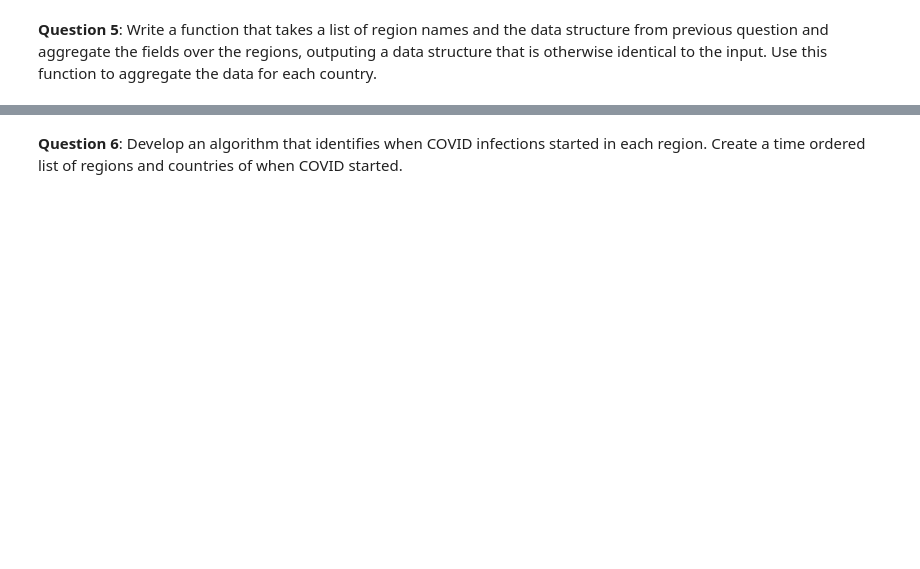
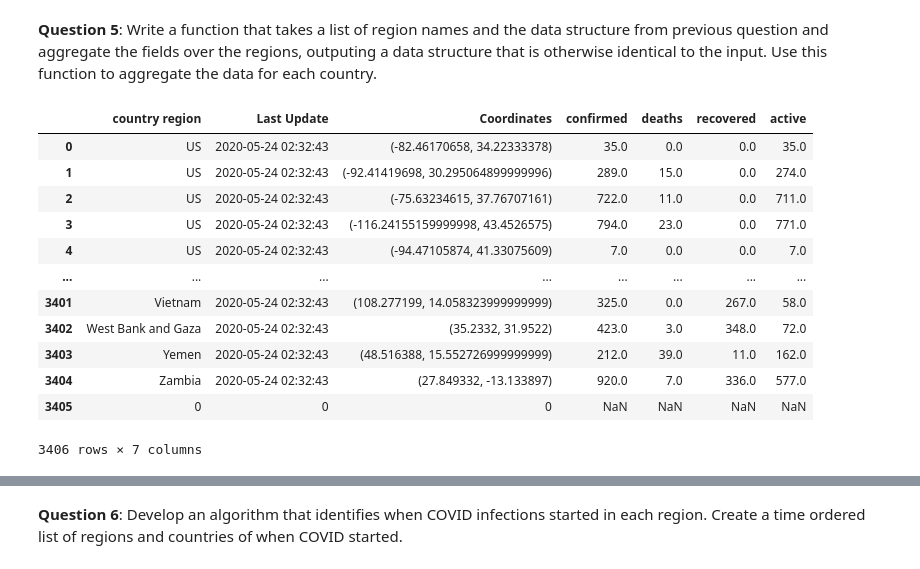
Before and after one commit to monicanm/DATA1401.2020.Fall, a Jupyter notebook: Exams/Final/Final.ipynb, the cells around one changed output, grey strips where cells are left out. Drawn from its saved outputs; the diff is of its cells as text; code cells hidden in the pictures; blank space fills up the shorter version.

```diff
--- a/Exams/Final/Final.ipynb
+++ b/Exams/Final/Final.ipynb
@@ -62,0 +258,40 @@ Write a function that takes the sorted list of files from previous exercise, and
+# %%
+df5 = pd.read_csv(all_files[0])
+
+country_region = list(map(lambda x: x.split("\n")[0],df5[df5.columns[3]][0:-1]))
+last_update = list(map(lambda x: x.split("\n")[0],df5[df5.columns[4]][0:-1]))
+
+Latitude = df5[df5.columns[5]][0:-1]
+Longitude = df5[df5.columns[6]][0:-1]
+Coordinates = list(zip(Longitude,Latitude))
+
+Confirmed = df5[df5.columns[7]][0:-1]
+Deaths = df5[df5.columns[8]][0:-1]
+Recovered = df5[df5.columns[9]][0:-1]
+Active = df5[df5.columns[10]][0:-1]
+
+df5["country region"]=country_region+[0.]
+df5["Last Update"]=last_update+[0.]
+
+df5["Coordinates"]=Coordinates+[0.]
+
+df5["confirmed"]=Confirmed+[0.]
+df5["deaths"]=Deaths+[0.]
+df5["recovered"]=Recovered+[0.]
+df5["active"]=Active+[0.]
+
+df5[df5.columns[12:19]]
+# %% [output]
+|  | country region | Last Update | Coordinates | confirmed | deaths | recovered | active |
+| 0 | US | 2020-05-24 02:32:43 | (-82.46170658, 34.22333378) | 35.0 | 0.0 | 0.0 | 35.0 |
+| 1 | US | 2020-05-24 02:32:43 | (-92.41419698, 30.295064899999996) | 289.0 | 15.0 | 0.0 | 274.0 |
+| 2 | US | 2020-05-24 02:32:43 | (-75.63234615, 37.76707161) | 722.0 | 11.0 | 0.0 | 711.0 |
+| 3 | US | 2020-05-24 02:32:43 | (-116.24155159999998, 43.4526575) | 794.0 | 23.0 | 0.0 | 771.0 |
+| 4 | US | 2020-05-24 02:32:43 | (-94.47105874, 41.33075609) | 7.0 | 0.0 | 0.0 | 7.0 |
+| ... | ... | ... | ... | ... | ... | ... | ... |
+| 3401 | Vietnam | 2020-05-24 02:32:43 | (108.277199, 14.058323999999999) | 325.0 | 0.0 | 267.0 | 58.0 |
+| 3402 | West Bank and Gaza | 2020-05-24 02:32:43 | (35.2332, 31.9522) | 423.0 | 3.0 | 348.0 | 72.0 |
+| 3403 | Yemen | 2020-05-24 02:32:43 | (48.516388, 15.552726999999999) | 212.0 | 39.0 | 11.0 | 162.0 |
+| 3404 | Zambia | 2020-05-24 02:32:43 | (27.849332, -13.133897) | 920.0 | 7.0 | 336.0 | 577.0 |
+| 3405 | 0 | 0 | 0 | NaN | NaN | NaN | NaN |
+3406 rows × 7 columns
```
Also changed, not shown: parts of 20 cells of this notebook.
